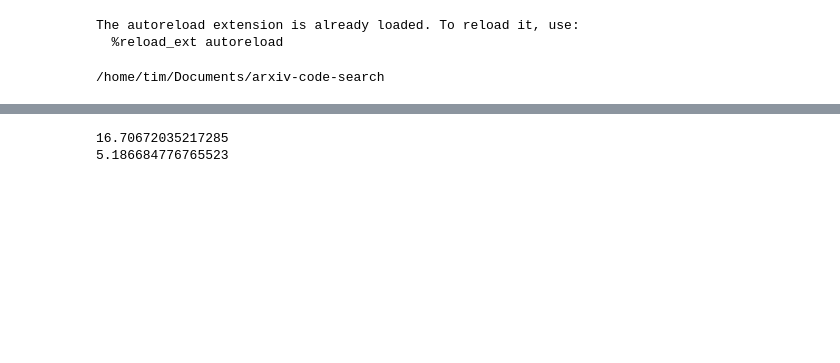
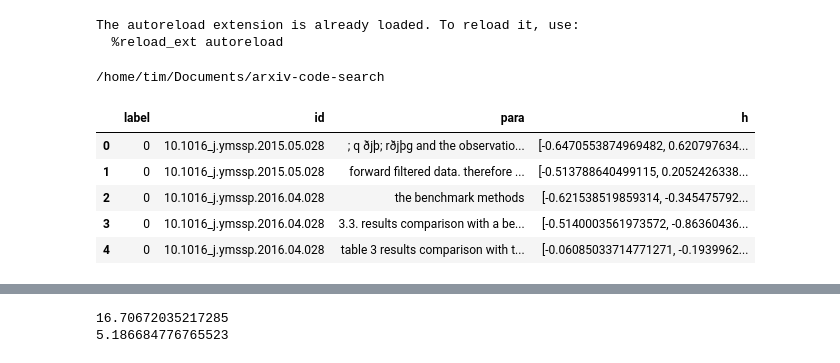
Before and after one commit to tvhahn/arxiv-code-search, a Jupyter notebook: notebooks/scratch/classical_model_load_test.ipynb, the cells around one changed output, grey strips where cells are left out. Drawn from its saved outputs; the diff is of its cells as text; code cells hidden in the pictures; blank space fills up the shorter version.

```diff
--- a/notebooks/scratch/classical_model_load_test.ipynb
+++ b/notebooks/scratch/classical_model_load_test.ipynb
@@ -51,3 +52,12 @@ with open(path_model_dir / scaler_file, "rb") as f:
 # load the model
 with open(path_model_dir / model_file, "rb") as f:
     model = pickle.load(f)
+# %%
+df.head()
+# %% [output]
+|  | label | id | para | h |
+| 0 | 0 | 10.1016_j.ymssp.2015.05.028 | ; q ðjþ; rðjþg and the observatio... | [-0.6470553874969482, 0.620797634... |
+| 1 | 0 | 10.1016_j.ymssp.2015.05.028 | forward filtered data. therefore ... | [-0.513788640499115, 0.2052426338... |
+| 2 | 0 | 10.1016_j.ymssp.2016.04.028 | the benchmark methods | [-0.621538519859314, -0.345475792... |
+| 3 | 0 | 10.1016_j.ymssp.2016.04.028 | 3.3. results comparison with a be... | [-0.5140003561973572, -0.86360436... |
+| 4 | 0 | 10.1016_j.ymssp.2016.04.028 | table 3 results comparison with t... | [-0.06085033714771271, -0.1939962... |
```
Also changed, not shown: parts of 7 cells of this notebook.
